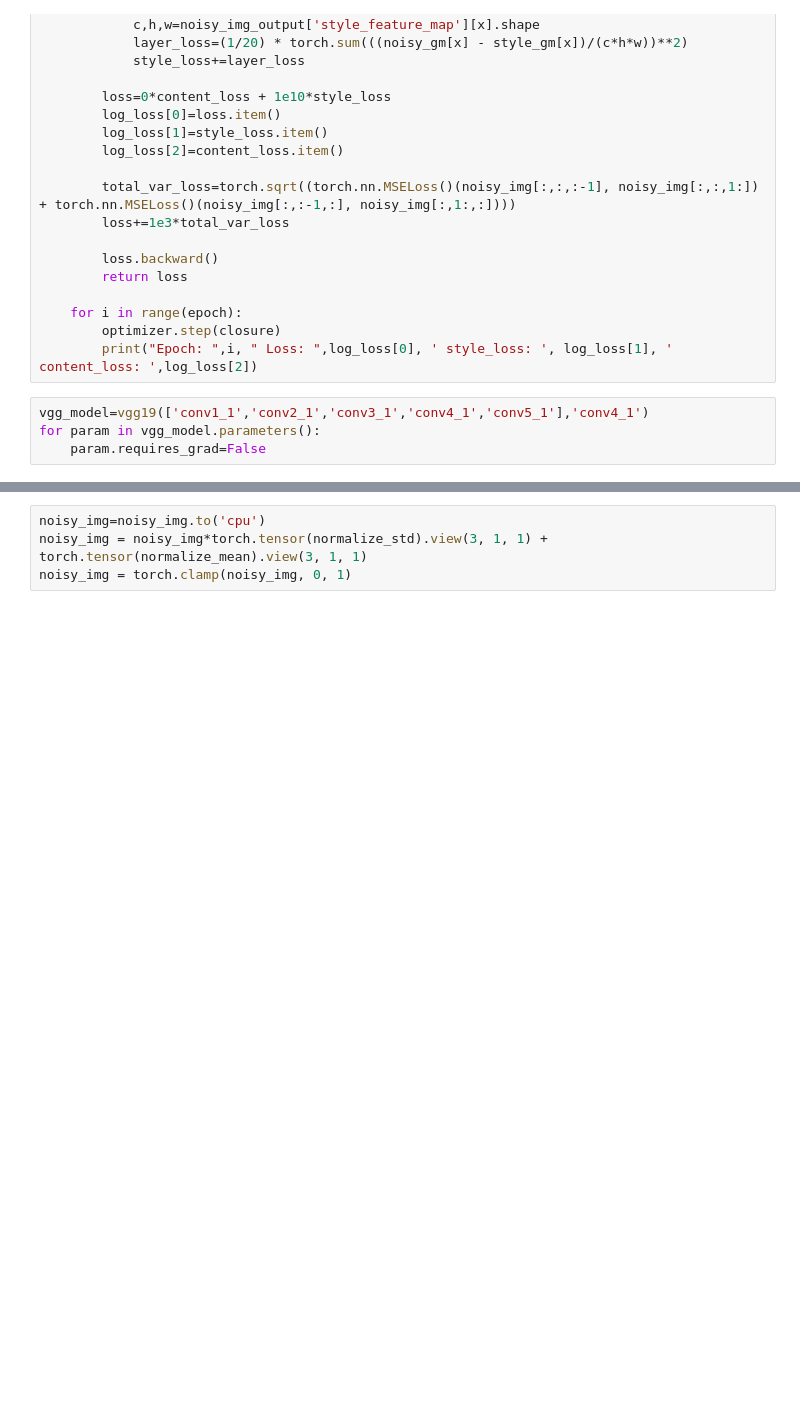
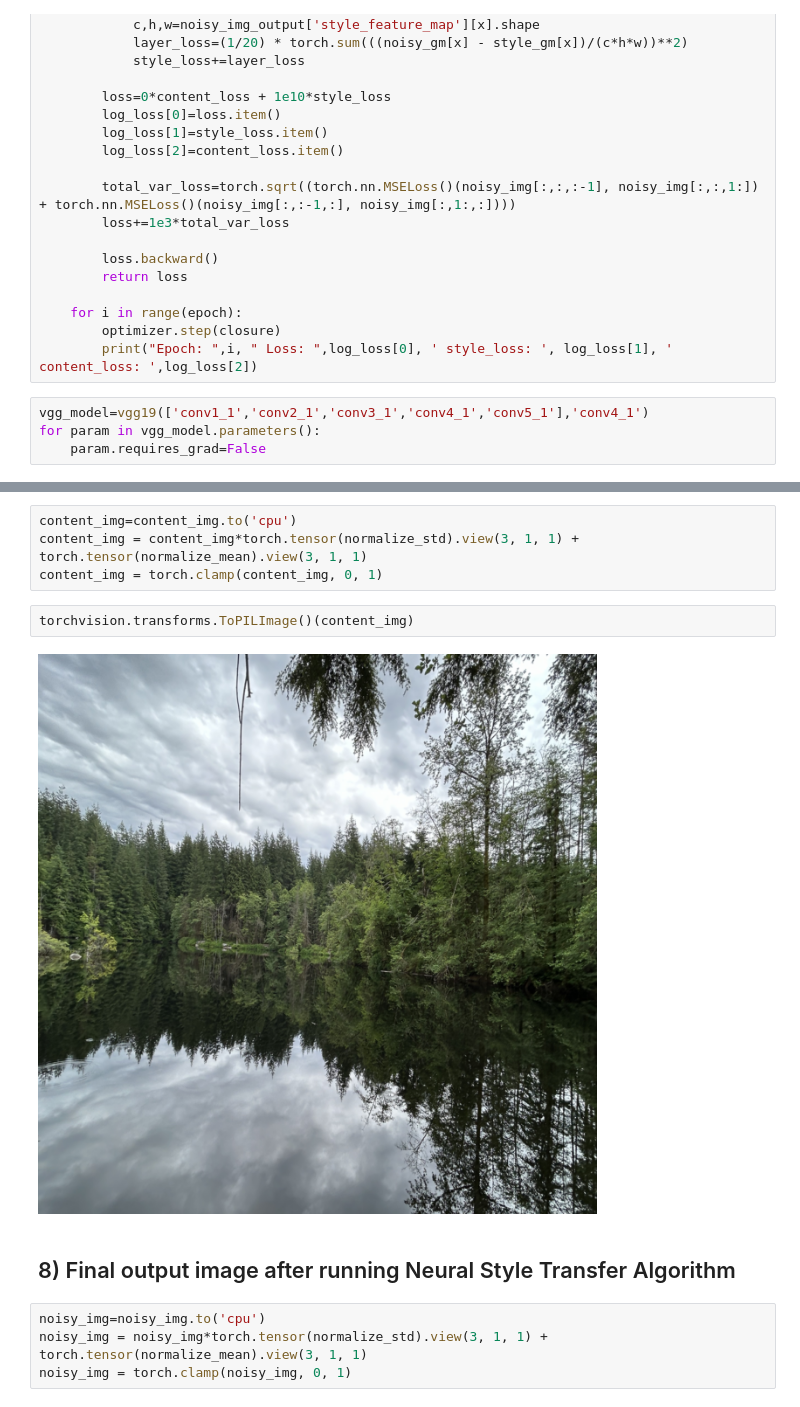
Before and after one commit to ayushSharma1074/Neural_Style_Transfer, a Jupyter notebook: notebooks/Neural_Style_Transfer.ipynb, the cells around one changed output, grey strips where cells are left out. Cells and saved outputs as stored; diff of their text form; blank space fills up the shorter version.

```diff
--- a/notebooks/Neural_Style_Transfer.ipynb
+++ b/notebooks/Neural_Style_Transfer.ipynb
@@ -316,3 +325,13 @@ noisy_img=noisy_img.to('cuda')
+# %%
+content_img=content_img.to('cpu')
+content_img = content_img*torch.tensor(normalize_std).view(3, 1, 1) + torch.tensor(normalize_mean).view(3, 1, 1)
+content_img = torch.clamp(content_img, 0, 1)
+# %%
+torchvision.transforms.ToPILImage()(content_img)
+# %% [output]
+[figure, added]
+# %% [markdown]
+## 8) Final output image after running Neural Style Transfer Algorithm
 # %%
 noisy_img=noisy_img.to('cpu')
 noisy_img = noisy_img*torch.tensor(normalize_std).view(3, 1, 1) + torch.tensor(normalize_mean).view(3, 1, 1)
```
Also changed, not shown: parts of 9 cells of this notebook.
